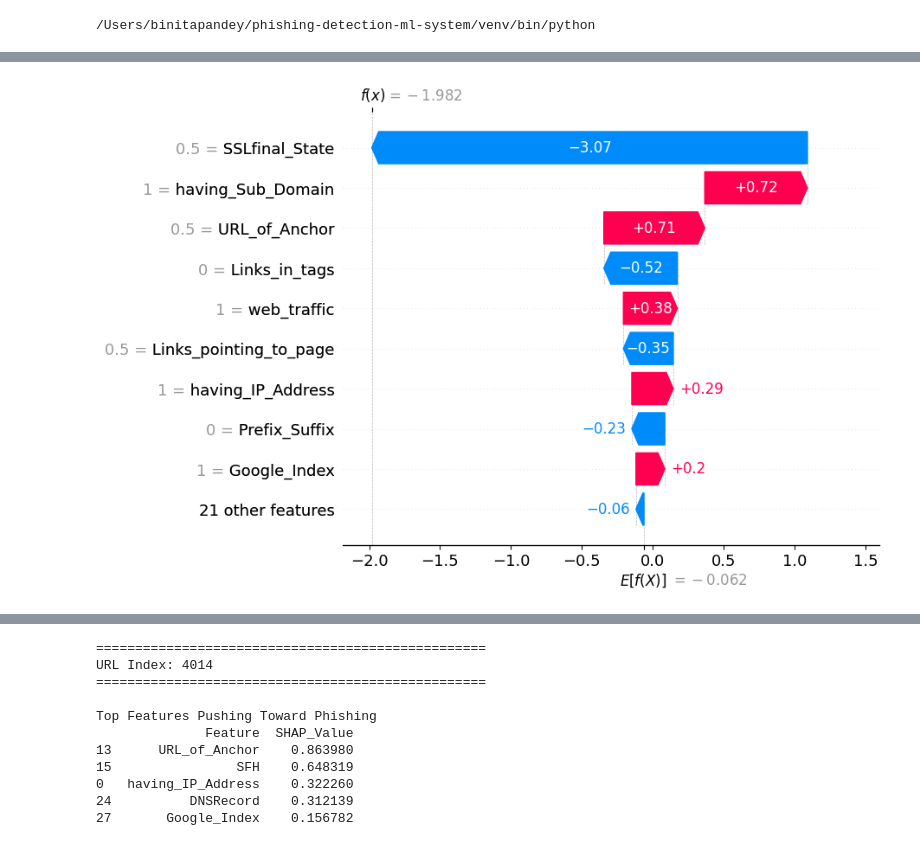
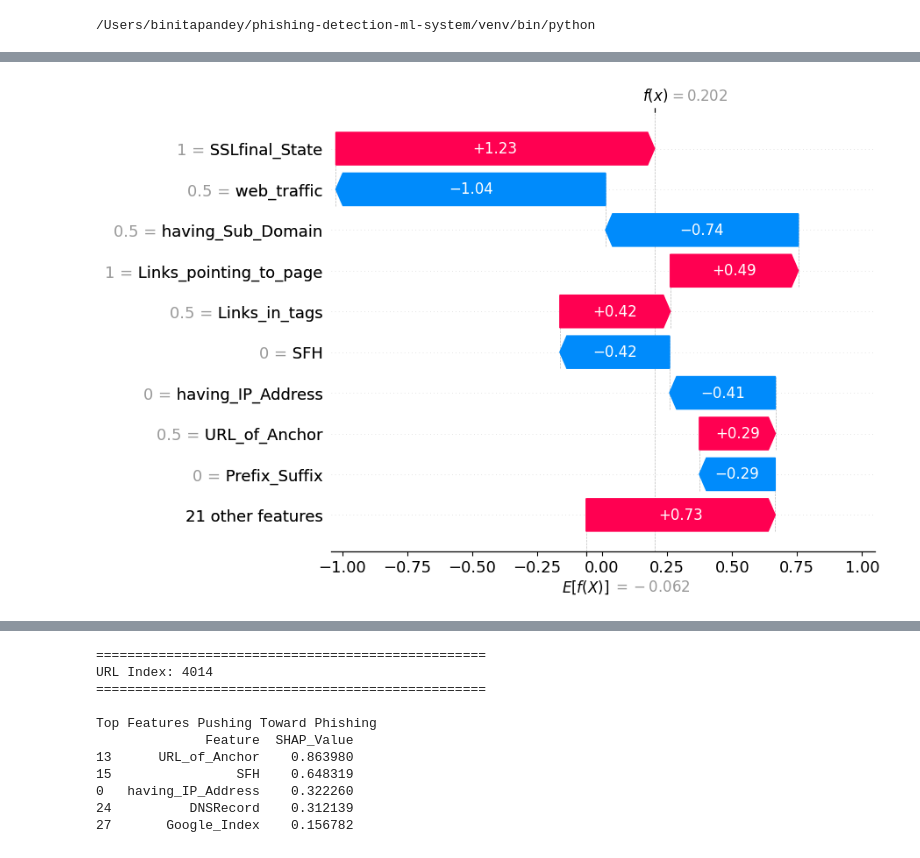
Before and after one commit to BinitaPandey12/phishing-detection-ml-system, a Jupyter notebook: notebooks/phishing_url_preparation.ipynb, the cells around one changed output, grey strips where cells are left out. Cells and saved outputs as stored; diff of their text form; code cells hidden in the pictures.

```diff
--- a/notebooks/phishing_url_preparation.ipynb
+++ b/notebooks/phishing_url_preparation.ipynb
@@ -1390,14 +1394,14 @@ shap.summary_plot(
 # %%
-shape_position = X_test.index.get_loc(333)
+shape_position = X_test.index.get_loc(2885)
 # %%
 shap.plots.waterfall(
     shap.Explanation(
         values=shap_values[shape_position],
         base_values=explainer.expected_value,
-        data=X_test.loc[333],
+        data=X_test.loc[2885],
         feature_names=X_test.columns
     )
 )
 # %% [output]
-[figure, old version]
+[figure, new version]
 # %%
```
Also changed, not shown: parts of 48 cells of this notebook, 4 other files.
